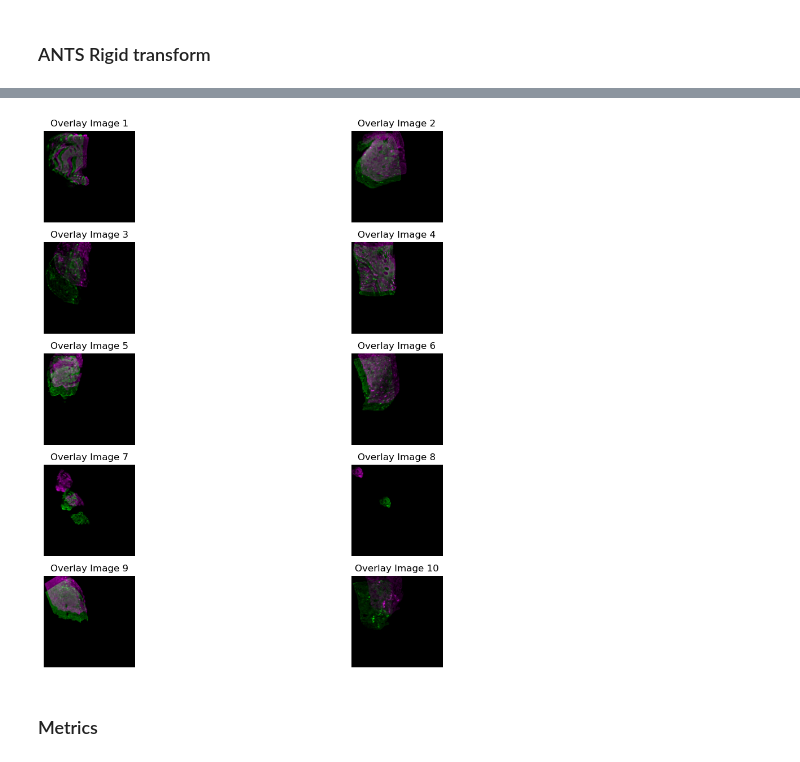
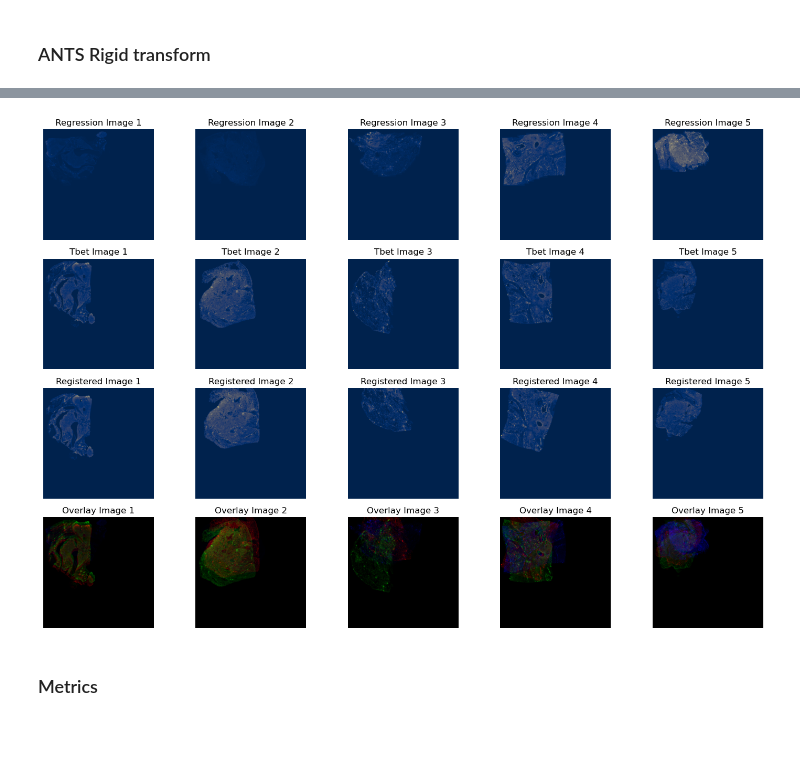
Before and after one commit to Olamiknight/WSIFIR, a Jupyter notebook: Regression_Tbet_Registration.ipynb, the cells around one changed output, grey strips where cells are left out. Saved outputs shown, nothing was run; the diff lists cells and outputs as text; code cells hidden in the pictures; blank space fills up the shorter version.

Commit message:
Update Regression_Tbet_Registration.ipynb
Fixed scale 7

```diff
--- a/Regression_Tbet_Registration.ipynb
+++ b/Regression_Tbet_Registration.ipynb
@@ -209,7 +209,7 @@ fig, axes = plt.subplots(5, 2, figsize=(15, 10))
 axes = axes.flatten()
 for i, (sampleid, cropped_image) in enumerate(cropped_images_ants.items()):
     if i < 10:
-        axes[i].imshow(cropped_image.numpy(), cmap='gray')
+        axes[i].imshow(cropped_image.numpy())
         axes[i].set_title(f'Image {i+1}')
         axes[i].axis('off')
 plt.tight_layout()
@@ -244,7 +244,7 @@ fig, axes = plt.subplots(5, 2, figsize=(15, 10))
 axes = axes.flatten()
 for i, (sampleid, padded_image) in enumerate(padded_images_ants.items()):
     if i < 10:
-        axes[i].imshow(padded_image.numpy(), cmap='gray')
+        axes[i].imshow(padded_image.numpy())
         axes[i].set_title(f'Image {i+1}')
         axes[i].axis('off')
 plt.tight_layout()
@@ -813,3 +824,6 @@ for i, (reg_sampleid, reg_image) in enumerate(registered_images.items()):
 
     # Scale the transformation matrix
     scaled_transform_path = scale_transform(transform_path, scaling_factor_1)
+
+    #Store the scaled transformation matrix
+    transformation_matrices[reg_sampleid] = scaled_transform_path
@@ -875,15 +865,13 @@ antsRegistration -d 2 -r [0000024635190F48,0000024635191288,1] -m MeanSquares[00
 
 transformation_matrices_scaled = {}
 
-for i, (reg_sampleid, reg_image) in enumerate(registered_images_scaled.items()):
+for i, (reg_sampleid, reg_image) in enumerate(regression_images_2):
     # Get the corresponding tbet image
-    tbet_sampleid, tbet_image = tbet_images[i]
+    tbet_sampleid, tbet_image = tbet_images_2[i]
 
     # Read the transformation matrix
-    transformation_matrix_scaled = ants.read_transform(f'C:/Users/molanre1/Desktop/WSIFIR/scale_7_transform/reg_tbet/{reg_sampleid}_to_{tbet_sampleid}_0GenericAffine.mat')
-
-    # Store the transformation matrix
-    transformation_matrices_scaled[reg_sampleid] = transformation_matrix_scaled
+    transformation_matrix = ants.read_transform(f'C:/Users/molanre1/Desktop/WSIFIR/scale_7_transform/reg_tbet/{reg_sampleid}_to_{tbet_sampleid}_0GenericAffine.mat')
+    transformation_matrices_scaled[reg_sampleid] = transformation_matrix
 
 # Get the parameters and fixed parameters of the transformation matrices
 transformation_parameters_scaled = {}
@@ -893,39 +881,57 @@ for sampleid, matrix in transformation_matrices_scaled.items():
         'fixed_parameters': matrix.fixed_parameters
     }
 # %%
-#Overlay the first 10 registered images on the corresponding tbet images and regression images
-# using red, green, and blue channels
+# Plot the first 5 regression images in one row, the corresponding tbet images in the second row,
+# the registered images in the third row, and the overlay images in the last row.
 
-fig, axes = plt.subplots(5, 2, figsize=(15, 10))
+fig, axes = plt.subplots(4, 5, figsize=(15, 10))
 axes = axes.flatten()
+# Plot regression images
+for i, (sampleid, padded_image) in enumerate(regression_images_2):
+    if i < 5:
+        axes[i].imshow(padded_image.numpy(), cmap='cividis')
+        axes[i].set_title(f'Regression Image {i+1}')
+        axes[i].axis('off')
+# Plot tbet images
+for i, (sampleid, padded_image) in enumerate(tbet_images_2):
+    if i < 5:
+        axes[i + 5].imshow(padded_image.numpy(), cmap='cividis')
+        axes[i + 5].set_title(f'Tbet Image {i+1}')
+        axes[i + 5].axis('off')
+# Plot registered images
+for i, (sampleid, padded_image) in enumerate(registered_images_scaled.items()):
+    if i < 5:
+        axes[i + 10].imshow(padded_image.numpy(), cmap='cividis')
+        axes[i + 10].set_title(f'Registered Image {i+1}')
+        axes[i + 10].axis('off')
+# Plot overlay images
 
-for i, (reg_sampleid, reg_image) in enumerate(registered_images_scaled.items()):
-    # Get the corresponding tbet image
-    tbet_sampleid, tbet_image = tbet_images[i]
+for i, (reg_sampleid, reg_image) in enumerate(regression_images_2):
+    if i < 5:
+        # Get the corresponding tbet image
+        tbet_sampleid, tbet_image = tbet_images_2[i]
 
-    # Get the registered image
-    registered_image_scaled = registered_images_scaled[reg_sampleid]
+        # Get the registered image
+        registered_image = registered_images_scaled[reg_sampleid]
 
-    # Normalize the images to 0-1 range
-    registered_image_scaled = (registered_image_scaled - registered_image_scaled.min()) / (registered_image_scaled.max() - registered_image_scaled.min())
-    tbet_image = (tbet_image - tbet_image.min()) / (tbet_image.max() - tbet_image.min())
-    reg_image = (reg_image - reg_image.min()) / (reg_image.max() - reg_image.min())
+        # Normalize the images to 0-1 range
+        registered_image = (registered_image - registered_image.min()) / (registered_image.max() - registered_image.min())
+        tbet_image = (tbet_image - tbet_image.min()) / (tbet_image.max() - tbet_image.min())
+        reg_image = (reg_image - reg_image.min()) / (reg_image.max() - reg_image.min())
 
-    # Create a color image by stacking the images along the third dimension
-    color_image = np.zeros((registered_image_scaled.shape[0], registered_image_scaled.shape[1], 3), dtype=np.float32)
-    color_image[..., 0] = registered_image_scaled.numpy()  # Red channel (registered image)
-    color_image[..., 1] = tbet_image.numpy()  # Green channel (tbet image)
-    color_image[..., 2] = reg_image.numpy()  # Blue channel (regression image)
+        # Create a color image by stacking the images along the third dimension
+        color_image = np.zeros((registered_image.shape[0], registered_image.shape[1], 3), dtype=np.float32)
+        color_image[..., 0] = registered_image.numpy()  # Red channel (registered image)
+        color_image[..., 1] = tbet_image.numpy()  # Green channel (tbet image)
+        color_image[..., 2] = reg_image.numpy()  # Blue channel (regression image)
 
-    if i < 10:
-        axes[i].imshow(color_image)
-        axes[i].set_title(f'Overlay Image {i+1}')
-        axes[i].axis('off')
-
+        axes[i + 15].imshow(color_image)
+        axes[i + 15].set_title(f'Overlay Image {i+1}')
+        axes[i + 15].axis('off')
 plt.tight_layout()
 plt.show()
 # %% [output]
-[figure, old version]
+[figure, new version]
 # %% [markdown]
 ### Metrics
 # %%
```
Also changed, not shown: parts of 17 cells of this notebook.
